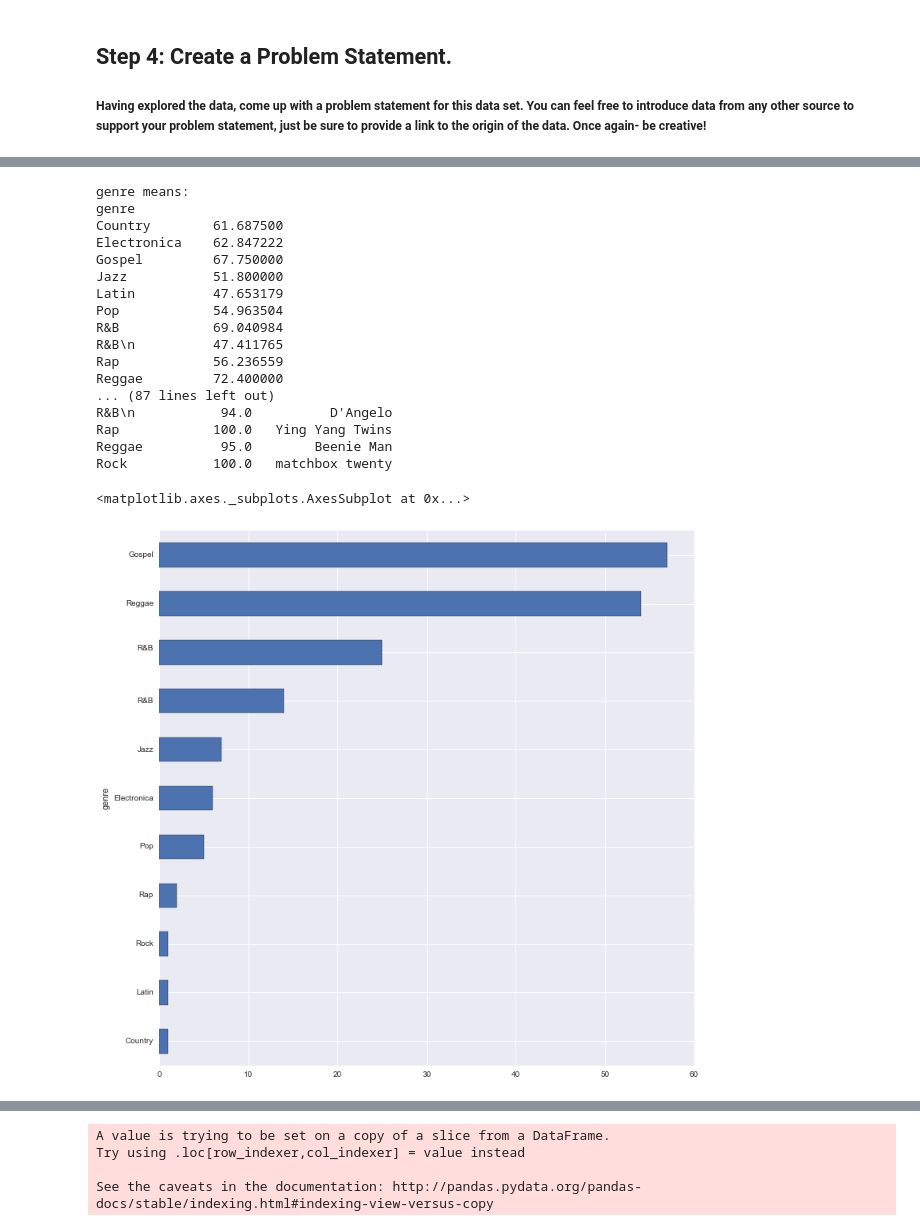
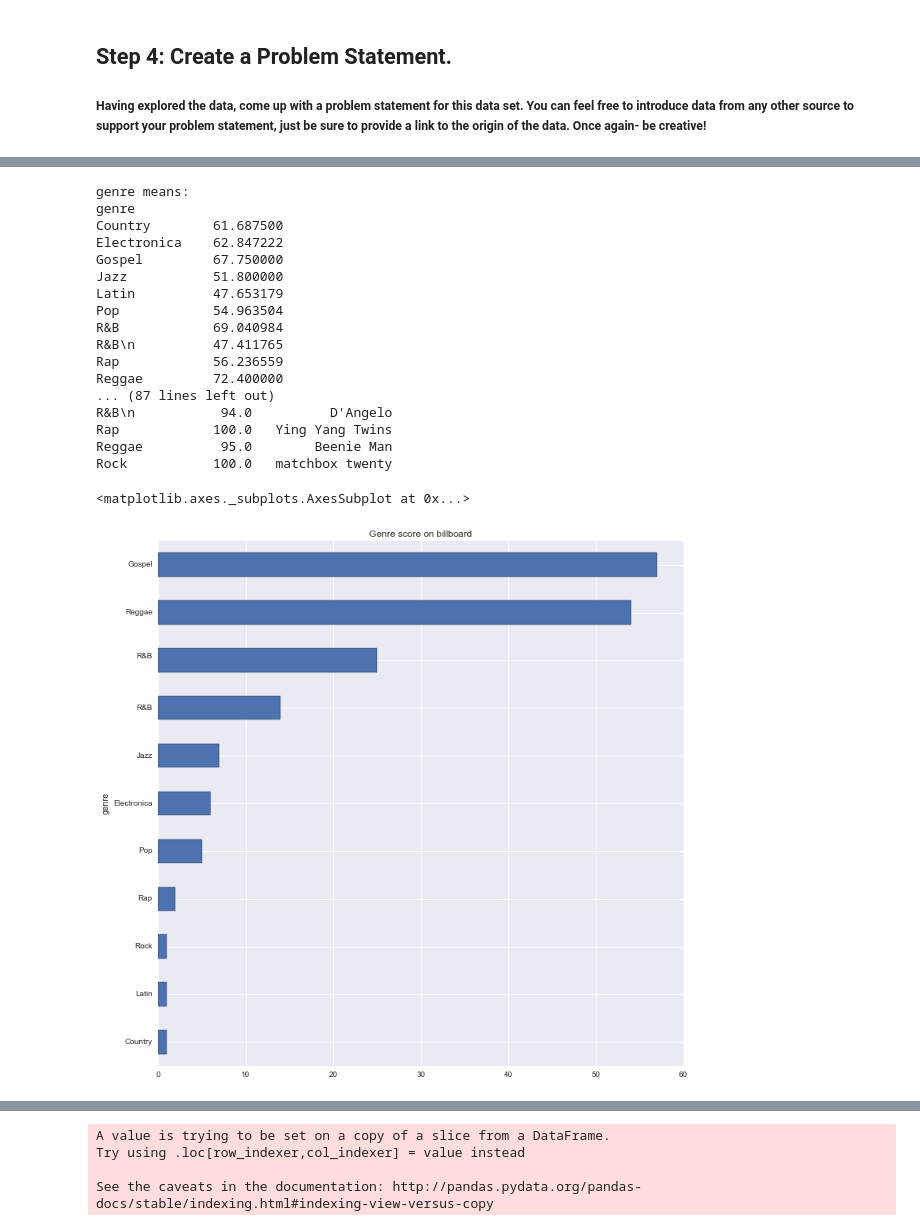
Before and after one commit to stavgrossfeld/GA-Data-Science-Immersive, a Jupyter notebook: projects/project-02/starter-code/project_2.ipynb, the cells around one changed output, grey strips where cells are left out. Cells and saved outputs as stored; diff of their text form; code cells hidden in the pictures.

Commit message:
project 2 update graphs

```diff
--- a/projects/project-02/starter-code/project_2.ipynb
+++ b/projects/project-02/starter-code/project_2.ipynb
@@ -310,7 +318,6 @@ Name: genre, dtype: int64
 # GROUP BY GENRE min ranking
 
 
-#final_billboard['ranking'] = final_billboard['ranking'].apply(lambda x: 100-x )
 
 print '\n','genre means:'
 
@@ -323,35 +330,35 @@ print (final_billboard.groupby(['genre']).ranking.mean())
 #final_billboard.groupby(['genre','artist']).ranking.nsmallest(5))
 
 
 print 'min', (final_billboard.groupby(['genre','artist']).ranking.nsmallest(5))
 
 print final_billboard[['ranking','artist']].groupby([billboard_long.genre]).min()
 
 print 'max', (final_billboard[['ranking','artist']].groupby([billboard_long.genre]).max())
 
 
 
-final_billboard.groupby(['genre']).ranking.min().order().plot(kind="barh")
+final_billboard.groupby(['genre']).ranking.min().order().plot(kind="barh", title = "Genre score on billboard")
 # %% [output]
 genre means:
 genre
 Country        61.687500
 Electronica    62.847222
 Gospel         67.750000
 Jazz           51.800000
 Latin          47.653179
 Pop            54.963504
 R&B            69.040984
 R&B\n          47.411765
 Rap            56.236559
 Reggae         72.400000
 ... (87 lines left out)
 R&B\n           94.0          D'Angelo
 Rap            100.0   Ying Yang Twins
 Reggae          95.0        Beenie Man
 Rock           100.0   matchbox twenty
 <matplotlib.axes._subplots.AxesSubplot at 0x...>
-[figure, old version]
+[figure, new version]
 # %%
 #final_billboard[['ranking','artist']].groupby([billboard_long.genre]).nsmallest(5)
 # %%
```
Also changed, not shown: parts of 12 cells of this notebook.
